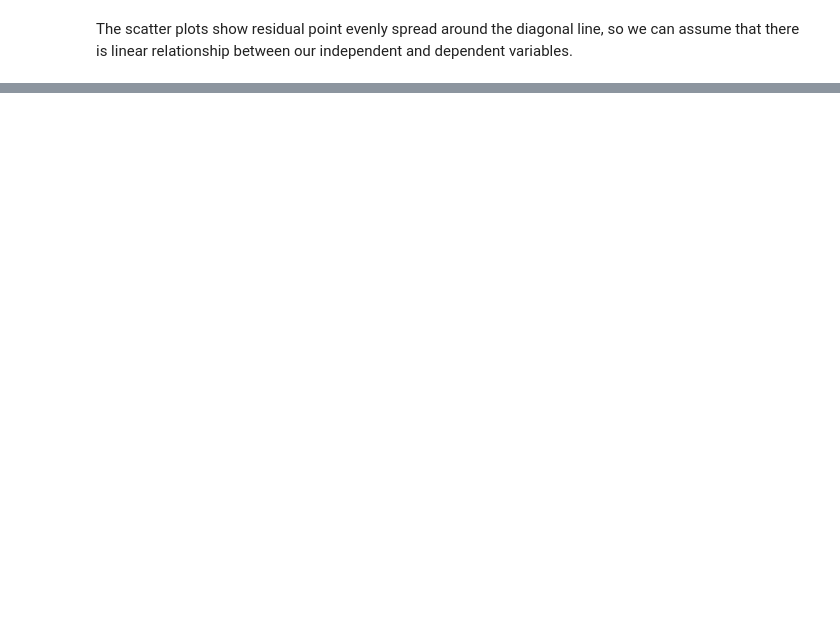
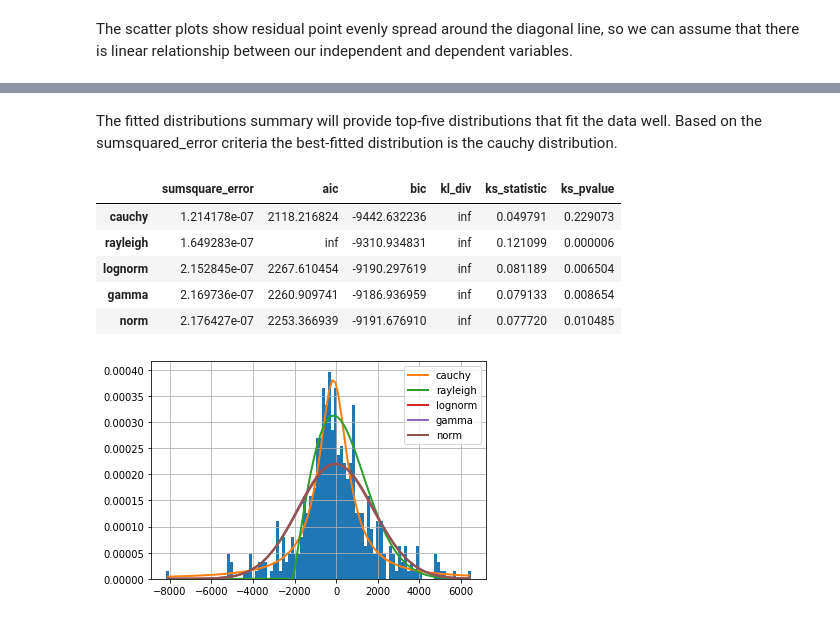
Before and after one commit to gmarambaia/gmarambaia, a Jupyter notebook: Capstone_Coursera_Part2.ipynb, the cells around one changed output, grey strips where cells are left out. Cells and saved outputs as stored; diff of their text form; code cells hidden in the pictures; blank space fills up the shorter version.

```diff
--- a/Capstone_Coursera_Part2.ipynb
+++ b/Capstone_Coursera_Part2.ipynb
@@ -409,0 +338,16 @@ MSE:             3620560.528699045
+# %% [markdown]
+The fitted distributions summary will provide top-five distributions that fit the data well. Based on the sumsquared_error criteria the best-fitted distribution is the cauchy distribution.
+# %%
+from fitter import Fitter, get_common_distributions, get_distributions
+f = Fitter(df_train['residual'],
+           distributions= get_common_distributions())
+f.fit()
+f.summary()
+# %% [output]
+|  | sumsquare_error | aic | bic | kl_div | ks_statistic | ks_pvalue |
+| cauchy | 1.214178e-07 | 2118.216824 | -9442.632236 | inf | 0.049791 | 0.229073 |
+| rayleigh | 1.649283e-07 | inf | -9310.934831 | inf | 0.121099 | 0.000006 |
+| lognorm | 2.152845e-07 | 2267.610454 | -9190.297619 | inf | 0.081189 | 0.006504 |
+| gamma | 2.169736e-07 | 2260.909741 | -9186.936959 | inf | 0.079133 | 0.008654 |
+| norm | 2.176427e-07 | 2253.366939 | -9191.676910 | inf | 0.077720 | 0.010485 |
+[figure, added]
```
Also changed, not shown: parts of 64 cells of this notebook.
